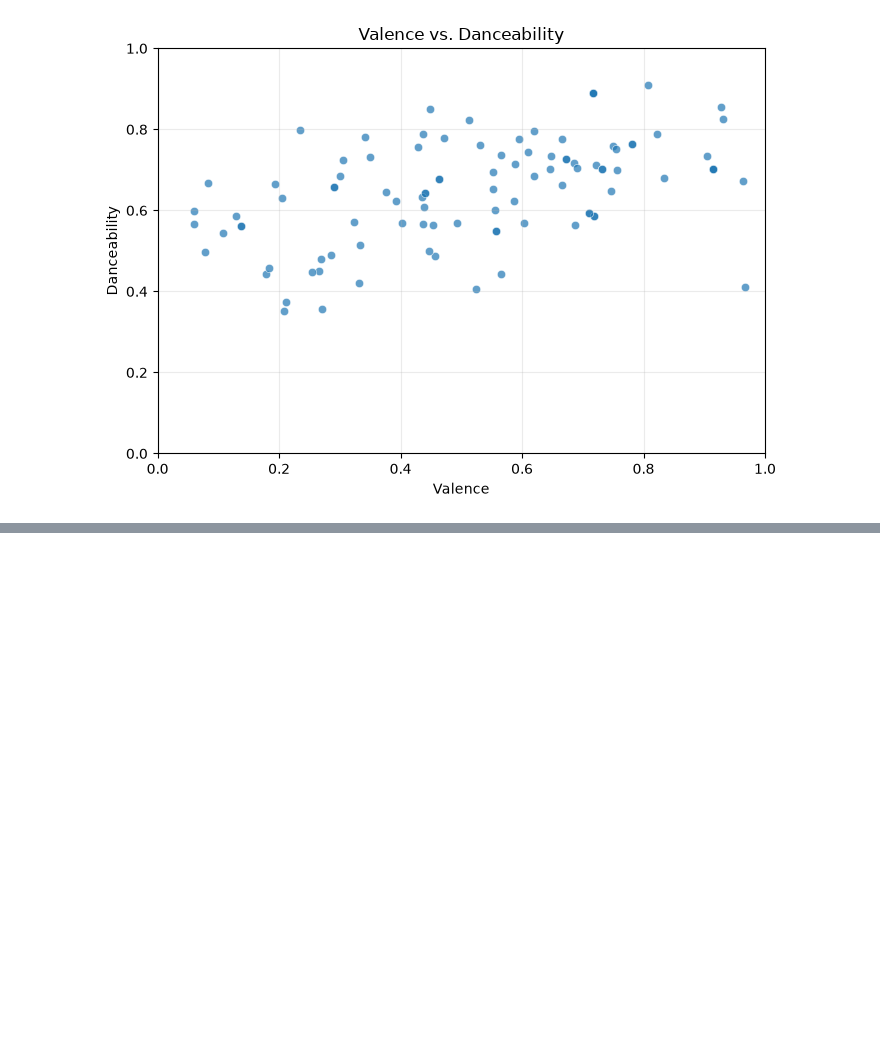
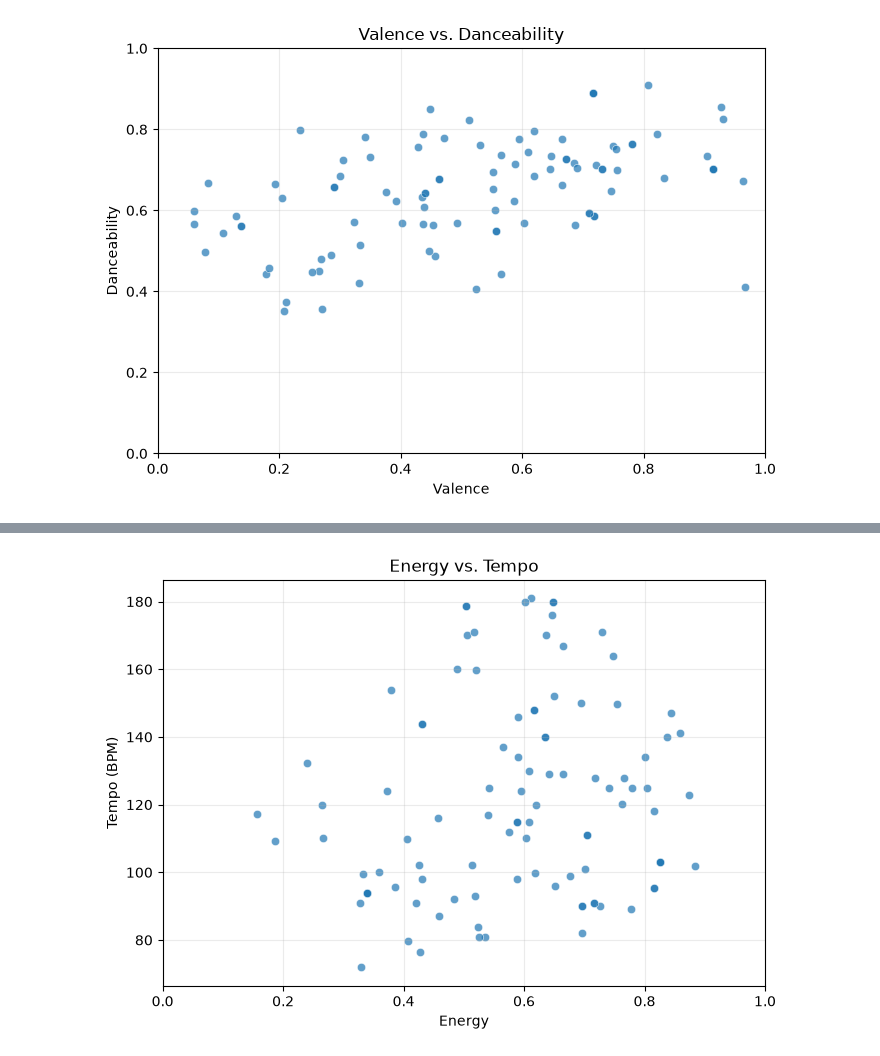
Before and after one commit to mariodanieldela3-lgtm/AI_DA_Mario, a Jupyter notebook: notebooks/explorar_canciones.ipynb, the cells around one changed output, grey strips where cells are left out. Drawn from its saved outputs; the diff is of its cells as text; code cells hidden in the pictures; blank space fills up the shorter version.

```diff
--- a/notebooks/explorar_canciones.ipynb
+++ b/notebooks/explorar_canciones.ipynb
@@ -185,0 +206,12 @@ plt.show()
+# %%
+fig, ax = plt.subplots(figsize=(7, 5))
+ax.scatter(df['energy'], df['tempo'], alpha=0.7, edgecolors='white', linewidths=0.5)
+ax.set_title('Energy vs. Tempo')
+ax.set_xlabel('Energy')
+ax.set_ylabel('Tempo (BPM)')
+ax.set_xlim(0, 1)
+ax.grid(alpha=0.25)
+fig.tight_layout()
+plt.show()
+# %% [output]
+[figure, added]
```
Also changed, not shown: parts of 4 cells of this notebook.
